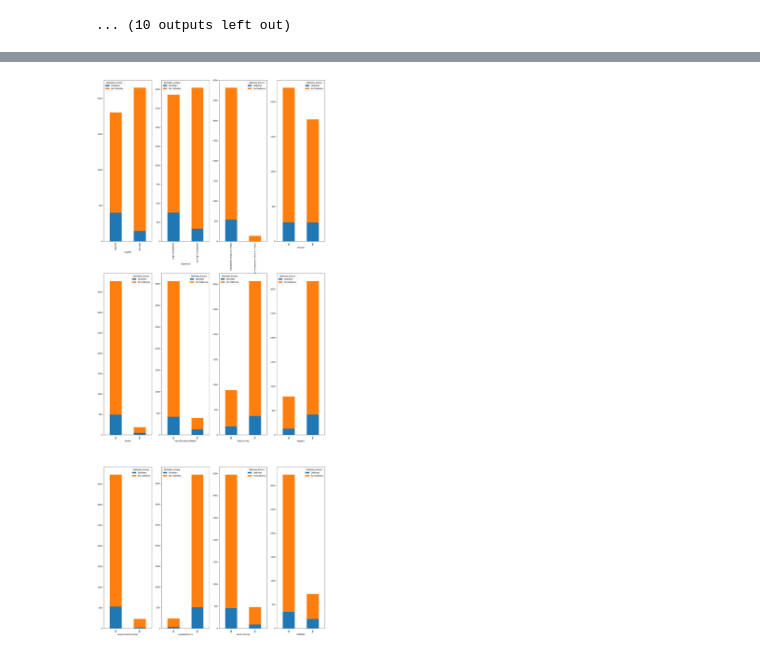
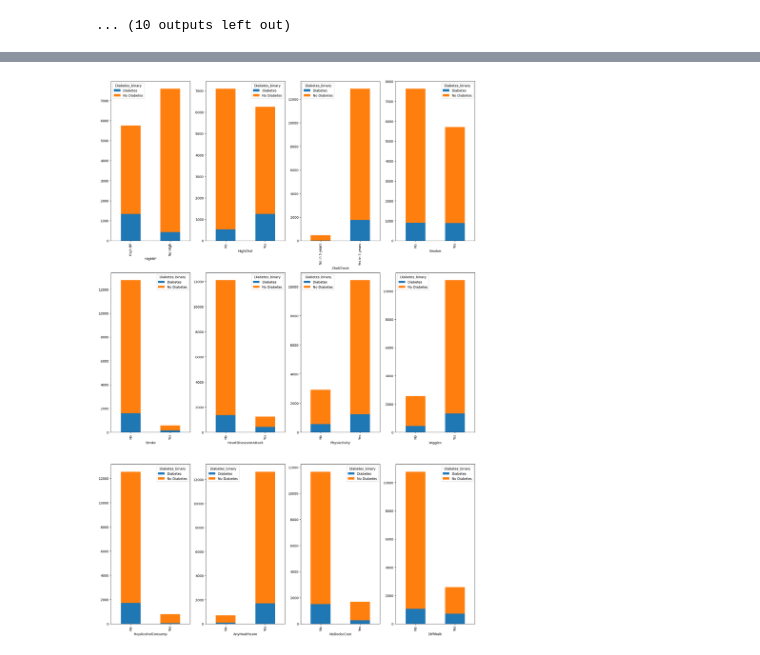
Before and after one commit to Itszipzon/IE500618_maskinl_ring_assignment2, a Jupyter notebook: main.ipynb, the cells around one changed output, grey strips where cells are left out. Cells and saved outputs as stored; diff of their text form; code cells hidden in the pictures.

Commit message:
Managed to make the graph a little smaller

```diff
--- a/main.ipynb
+++ b/main.ipynb
@@ -155,11 +155,11 @@ df2.Diabetes_binary[df2['Diabetes_binary'] == 1] = 'Diabetes'
 df2.HighBP[df2['HighBP'] == 0] = 'No High'
 df2.HighBP[df2['HighBP'] == 1] = 'High BP'
 
-df2.HighChol[df2['HighChol'] == 0] = 'No High Cholesterol'
-df2.HighChol[df2['HighChol'] == 1] = 'High Cholesterol'
+df2.HighChol[df2['HighChol'] == 0] = 'No'
+df2.HighChol[df2['HighChol'] == 1] = 'Yes'
 
-df2.CholCheck[df2['CholCheck'] == 0] = 'No Cholesterol Check in 5 Years'
-df2.CholCheck[df2['CholCheck'] == 1] = 'Cholesterol Check in 5 Years'
+df2.CholCheck[df2['CholCheck'] == 0] = 'No in 5 years'
+df2.CholCheck[df2['CholCheck'] == 1] = 'Yes in 5 years' #Cholesterol Check in 5 Years
 
 df2.Smoker[df2['Smoker'] == 0] = 'No'
 df2.Smoker[df2['Smoker'] == 1] = 'Yes'
@@ -243,24 +243,24 @@ Text(0.5, 1.0, 'Correlation map')
 # %%
 cols = ['HighBP', 'HighChol', 'CholCheck','Smoker',
        'Stroke', 'HeartDiseaseorAttack', 'PhysActivity', 'Veggies',
        'HvyAlcoholConsump', 'AnyHealthcare', 'NoDocbcCost', 'DiffWalk']
 
 def create_plot_pivot(df2, x_column):
     df_plot = df2.groupby([x_column, 'Diabetes_binary']).size().reset_index().pivot(columns='Diabetes_binary', index=x_column, values=0)
     return df_plot
 
-fig, ax = plt.subplots(3, 4, figsize=(20,50))
+fig, ax = plt.subplots(3, 4, figsize=(20,30))
 axe = ax.ravel()
 
 c = len(cols)
 
 for i in range(c):
     create_plot_pivot(df2, cols[i]).plot(kind='bar', stacked=True, ax=axe[i])
     axe[i].set_xlabel(cols[i])
 
 fig.show()
 # %% [output]
-[figure, old version]
+[figure, new version]
 # %%
 # Convert 'Diabetes_binary' into binary classification (0 = no diabetes, 1 = prediabetes or diabetes)
 df['Diabetes_binary'] = df['Diabetes_binary'].apply(lambda x: 1 if x >= 1 else 0)
```
Also changed, not shown: parts of 3 cells of this notebook.
